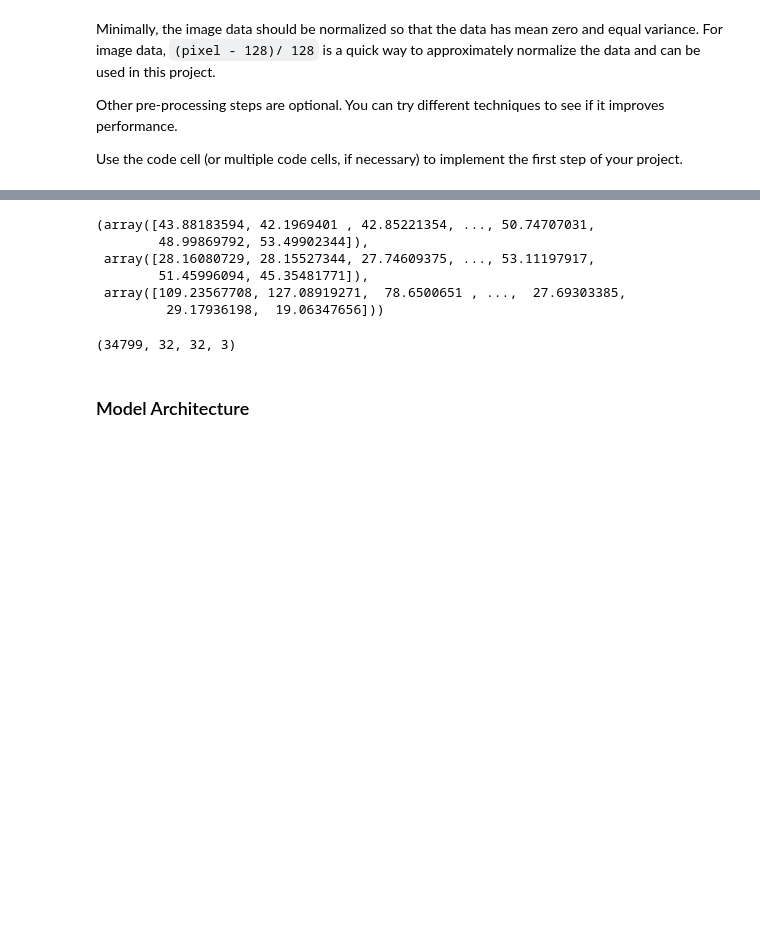
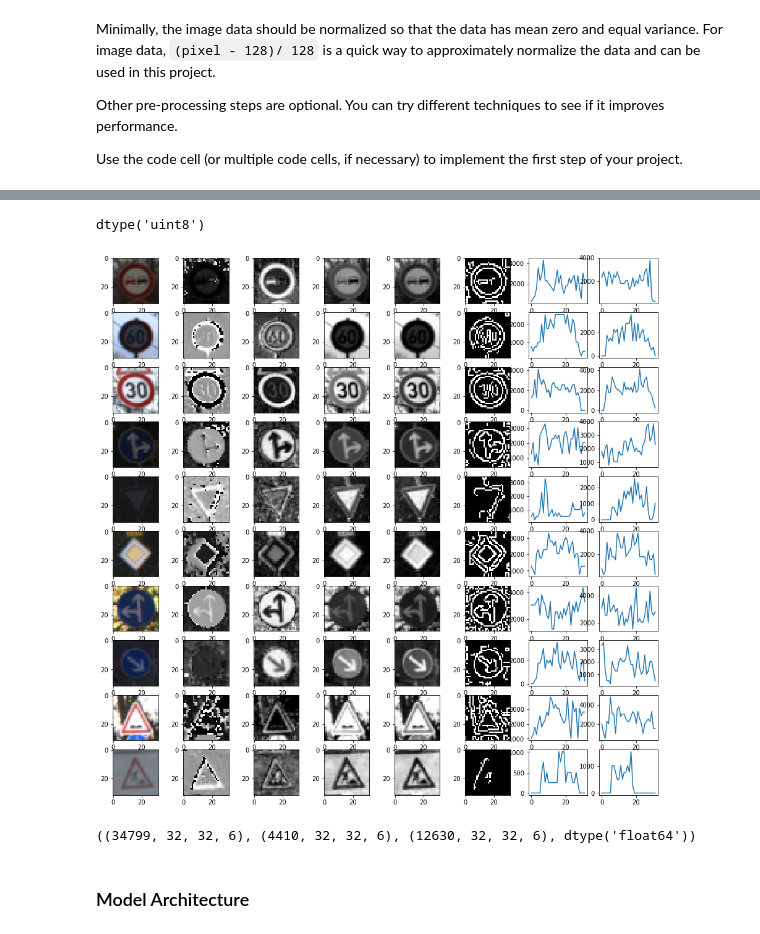
Before and after one commit to cuckookernel/CarND-Traffic-Signs, a Jupyter notebook: Traffic_Sign_Classifier.ipynb, the cells around one changed output, grey strips where cells are left out. Cells and saved outputs as stored; diff of their text form; code cells hidden in the pictures; blank space fills up the shorter version.

```diff
--- a/Traffic_Sign_Classifier.ipynb
+++ b/Traffic_Sign_Classifier.ipynb
@@ -196,18 +195,0 @@ Use the code cell (or multiple code cells, if necessary) to implement the first
-# %%
-X_train.mean( axis=(1,2,3) ), X_valid.mean( axis=(1,2,3) ), X_test.mean( axis=(1,2,3))
-# %% [output]
-(array([43.88183594, 42.1969401 , 42.85221354, ..., 50.74707031,
-        48.99869792, 53.49902344]),
- array([28.16080729, 28.15527344, 27.74609375, ..., 53.11197917,
-        51.45996094, 45.35481771]),
- array([109.23567708, 127.08919271,  78.6500651 , ...,  27.69303385,
-         29.17936198,  19.06347656]))
-# %%
-X_train0 = train["features"]
-
-Xmean = X_train0.mean( axis=(1,2,3), keepdims=True )
-Xstd = X_train0.mean( axis=(1,2,3), keepdims=True )
-
-((X_train0 - Xmean) / Xstd).shape
-# %% [output]
-(34799, 32, 32, 3)
@@ -213,0 +198,39 @@ Xstd = X_train0.mean( axis=(1,2,3), keepdims=True )
+# %%
+X_train0[0].dtype
+# %% [output]
+dtype('uint8')
+# %%
+img  = X_valid0[1]  # 245
+
+def preproc( img ) :
+    X_hsv = cv2.cvtColor(img, cv2.COLOR_RGB2HSV  )
+    X_hls = cv2.cvtColor(img, cv2.COLOR_RGB2HLS  )
+
+    h, s, v  = X_hsv[:,:,0], X_hsv[:,:,1], X_hsv[:,:,2]
+    h2, l, s2  = X_hls[:,:,0], X_hls[:,:,1], X_hls[:,:,2]
+
+    edges_h = cv2.Canny(h,100,200)
+    edges_s = cv2.Canny(s,100,180)
+
+    return [ img, h,s,v, l, edges_s, edges_s.sum(axis=0), edges_s.sum(axis=1) ]
+
+imgs = [X_valid0[i] for i in np.random.choice( X_valid0.shape[0], 10 ) ]
+results = [ preproc(img) for img in imgs ]
+
+n_images = 10
+
+fig, axs = plt.subplots( n_images, 8, figsize=(16,16) )
+for i, layers in enumerate( results ) :
+    axs[i, 0].imshow( layers[0] )
+    axs[i, 1].imshow( layers[1], cmap = 'gray')
+    axs[i, 2].imshow( layers[2], cmap = 'gray')
+    axs[i, 3].imshow( layers[3], cmap = 'gray')
+    #axs[i,4].imshow( l, cmap = 'gray')
+    axs[i, 4].imshow( layers[4], cmap = 'gray')
+    #axs[i, 5].imshow( s - (v-l), cmap = 'gray')
+    #axs[i, 5].imshow( layers[5], cmap = 'gray')
+    axs[i, 5].imshow( layers[5], cmap = 'gray')
+    axs[i, 7].plot( layers[6] )
+    axs[i, 6].plot( layers[7] )
+# %% [output]
+[figure, added]
@@ -233,3 +255,7 @@ X_train, X_valid, X_test = [ normalize_mean_std( X ) for X in [X_train, X_valid,
+# %%
+X_train.shape, X_valid.shape, X_test.shape, X_train.dtype
+# %% [output]
+((34799, 32, 32, 6), (4410, 32, 32, 6), (12630, 32, 32, 6), dtype('float64'))
 # %% [markdown]
 ### Model Architecture
 # %%
```
Also changed, not shown: parts of 14 cells of this notebook, 2 other files.
